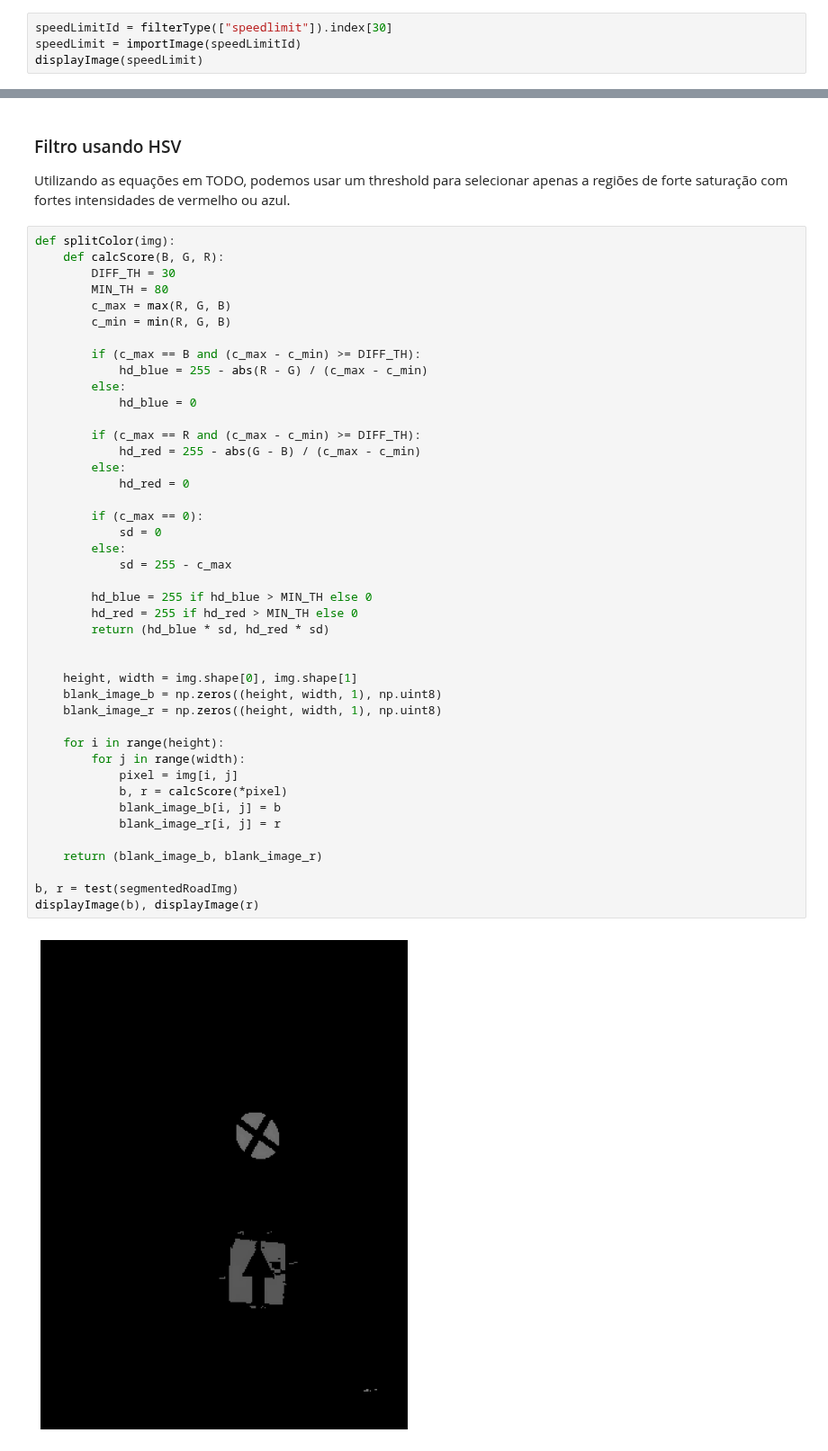
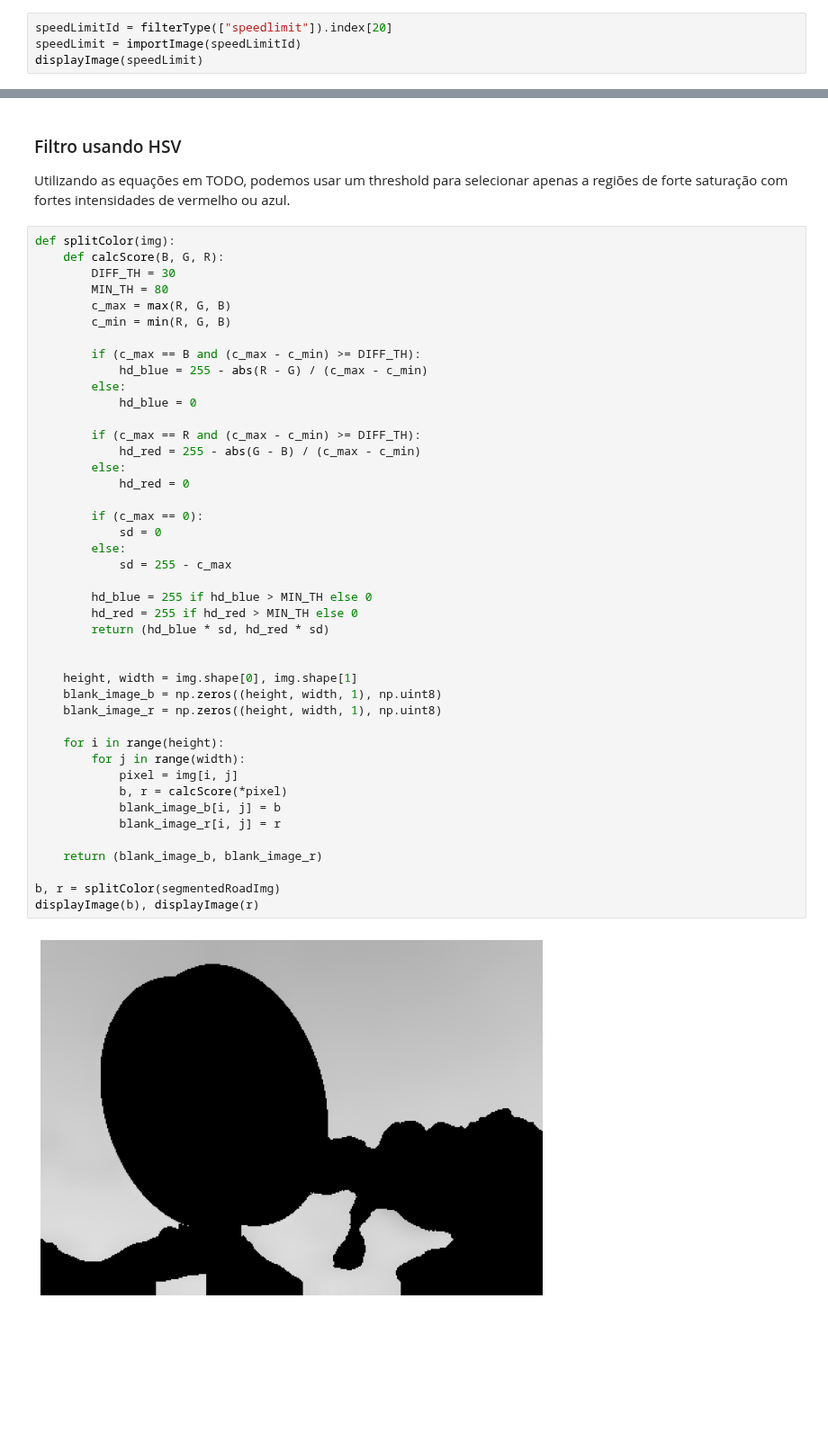
Before and after one commit to joaolucasmartins/VC2022, a Jupyter notebook: notebook.ipynb, the cells around one changed output, grey strips where cells are left out. Shown at 90% size. Saved outputs shown, nothing was run; the diff lists cells and outputs as text; blank space fills up the shorter version.

```diff
--- a/notebook.ipynb
+++ b/notebook.ipynb
@@ -89,7 +89,7 @@ filterType(["speedlimit"])
 ## Segmentação em áreas de interesse
 Nesta secção iremos delimitar quais as áreas em que estamos interessados em analisar. Estas regiões correspondem às que contêm os sinais. Para isso iremos usar o colorspace HSV para filtrar as cores de interesse: **azul** e **vermelho**
 # %%
-speedLimitId = filterType(["speedlimit"]).index[30]
+speedLimitId = filterType(["speedlimit"]).index[20]
 speedLimit = importImage(speedLimitId)
 displayImage(speedLimit)
 # %% [output]
@@ -124,32 +124,32 @@ def splitColor(img):
         if (c_max == R and (c_max - c_min) >= DIFF_TH):
             hd_red = 255 - abs(G - B) / (c_max - c_min)
         else:
             hd_red = 0
 
         if (c_max == 0):
             sd = 0
         else:
             sd = 255 - c_max
 
         hd_blue = 255 if hd_blue > MIN_TH else 0
         hd_red = 255 if hd_red > MIN_TH else 0
         return (hd_blue * sd, hd_red * sd)
 
 
     height, width = img.shape[0], img.shape[1]
     blank_image_b = np.zeros((height, width, 1), np.uint8)
     blank_image_r = np.zeros((height, width, 1), np.uint8)
 
     for i in range(height):
         for j in range(width):
             pixel = img[i, j]
             b, r = calcScore(*pixel)
             blank_image_b[i, j] = b
             blank_image_r[i, j] = r
 
     return (blank_image_b, blank_image_r)
 
-b, r = test(segmentedRoadImg)
+b, r = splitColor(segmentedRoadImg)
 displayImage(b), displayImage(r)
 # %% [output]
-[figure, old version]
+[figure, new version]
```
Also changed, not shown: parts of 4 cells of this notebook.
